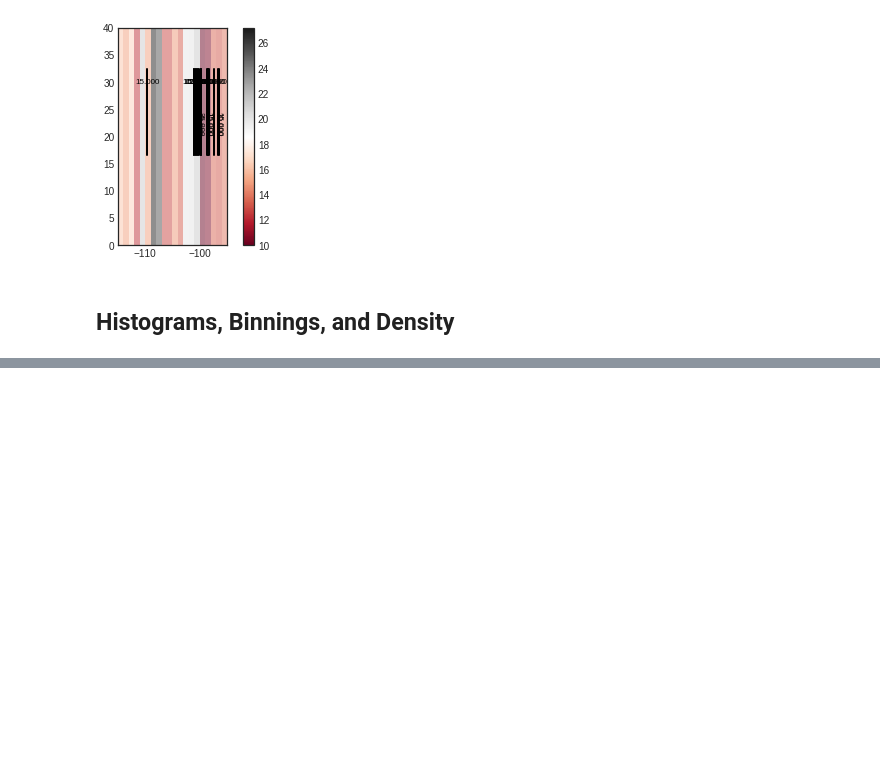
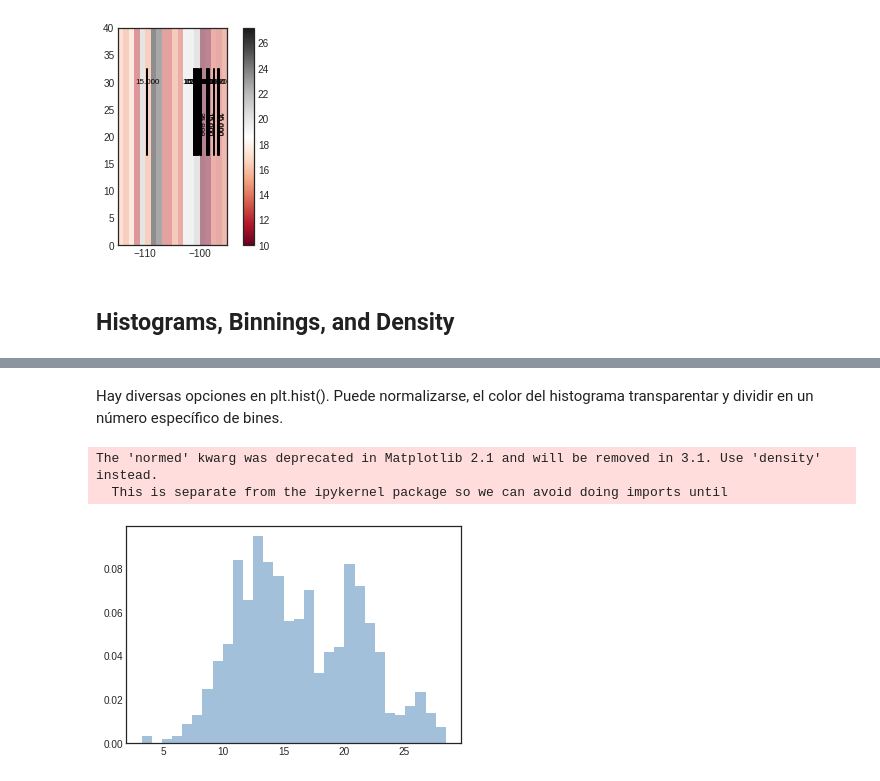
Before and after one commit to DCIDA2019/da2019-anaisabelotodo, a Jupyter notebook: Semana3/Tarea/Tarea.ipynb, the cells around one changed output, grey strips where cells are left out. Drawn from its saved outputs; the diff is of its cells as text; code cells hidden in the pictures; blank space fills up the shorter version.

```diff
--- a/Semana3/Tarea/Tarea.ipynb
+++ b/Semana3/Tarea/Tarea.ipynb
@@ -302,0 +321,10 @@ plt.colorbar();
+# %% [markdown]
+Hay diversas opciones en plt.hist(). Puede normalizarse, el color del histograma transparentar y dividir en un número específico de bines.
+# %%
+plt.hist(data, bins=30, normed=True, alpha=0.5,
+         histtype='stepfilled', color='steelblue',
+         edgecolor='none');
+# %% [output]
+The 'normed' kwarg was deprecated in Matplotlib 2.1 and will be removed in 3.1. Use 'density' instead.
+  This is separate from the ipykernel package so we can avoid doing imports until
+[figure, added]
```
Also changed, not shown: parts of 58 cells of this notebook.
